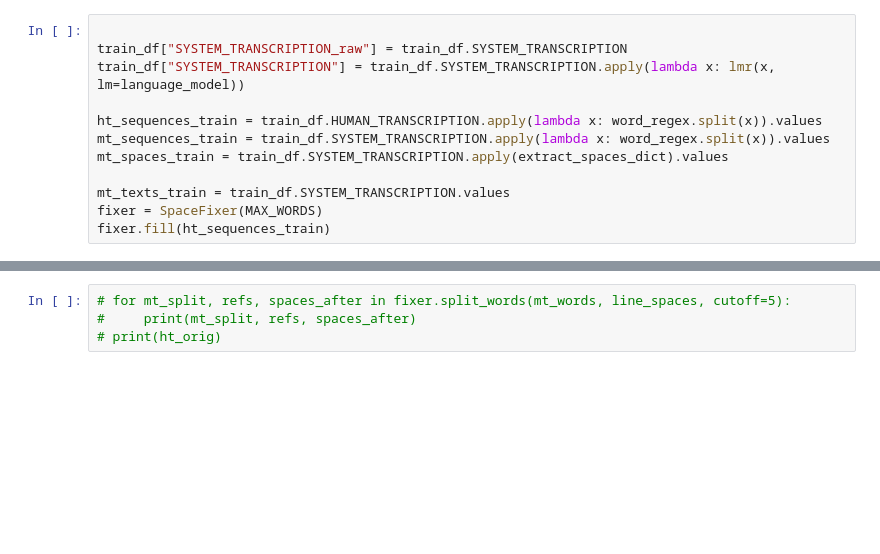
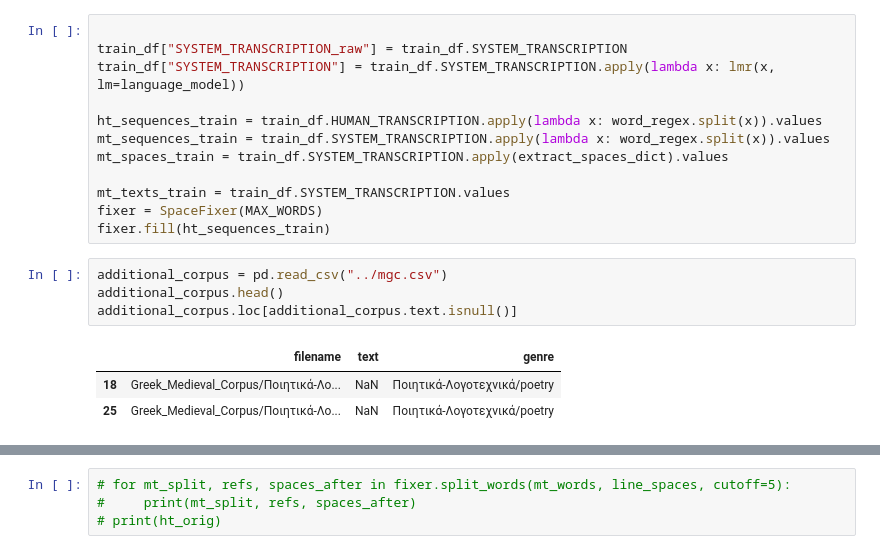
Before and after one commit to latticetower/htrec-2022, a Jupyter notebook: notebooks/space_fixer_baseline2.ipynb, the cells around one changed output, grey strips where cells are left out. Saved outputs shown, nothing was run; the diff lists cells and outputs as text; blank space fills up the shorter version.

```diff
--- a/notebooks/space_fixer_baseline2.ipynb
+++ b/notebooks/space_fixer_baseline2.ipynb
@@ -98,3 +98,11 @@ mt_spaces_train = train_df.SYSTEM_TRANSCRIPTION.apply(extract_spaces_dict).value
 mt_texts_train = train_df.SYSTEM_TRANSCRIPTION.values
 fixer = SpaceFixer(MAX_WORDS)
 fixer.fill(ht_sequences_train)
+# %%
+additional_corpus = pd.read_csv("../mgc.csv")
+additional_corpus.head()
+additional_corpus.loc[additional_corpus.text.isnull()]
+# %% [output]
+|  | filename | text | genre |
+| 18 | Greek_Medieval_Corpus/Ποιητικά-Λο... | NaN | Ποιητικά-Λογοτεχνικά/poetry |
+| 25 | Greek_Medieval_Corpus/Ποιητικά-Λο... | NaN | Ποιητικά-Λογοτεχνικά/poetry |
```
Also changed, not shown: parts of 19 cells of this notebook, 3 other files.
